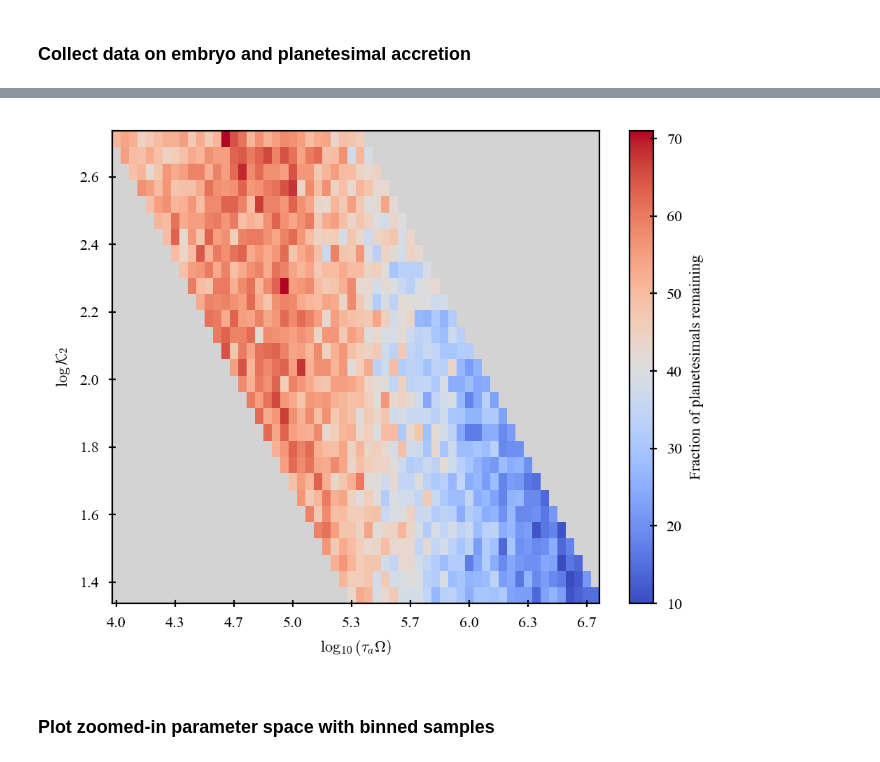
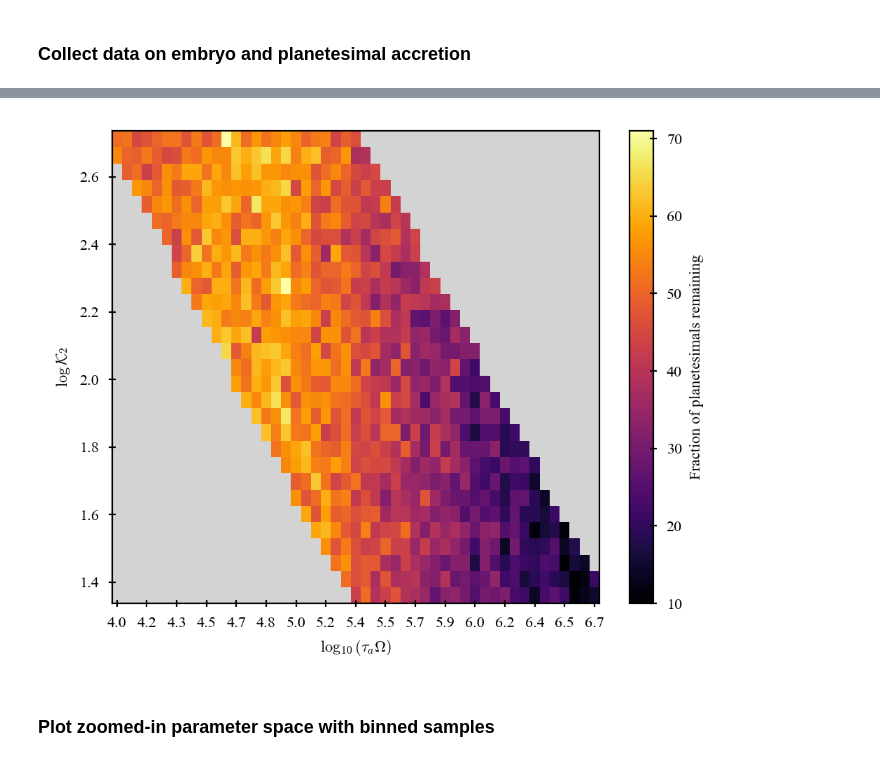
Before and after one commit to dchen10Git/uh-ifa-reu-2026, a Jupyter notebook: analyze_sims.ipynb, the cells around one changed output, grey strips where cells are left out. Cells and saved outputs as stored; diff of their text form; code cells hidden in the pictures.

```diff
--- a/analyze_sims.ipynb
+++ b/analyze_sims.ipynb
@@ -892,14 +777,16 @@ dataset_id = 7
 ptsml_outcomes = get_ptsml_outcomes(dataset_id=dataset_id, num_sims=870, snapshot=None)
 ptsml_outcomes.to_hdf(f"dfs/ptsml_outcomes{dataset_id}.h5", key="df", mode="w") # Save to disk
 # %%
+dataset_id = 7
+planet_outcomes = pd.read_hdf(f"dfs/planet_outcomes{dataset_id}.h5", key="df") # Load data
 ptsml_outcomes = pd.read_hdf("dfs/ptsml_outcomes7.h5", key="df") # Load data
 merged_outcomes = pd.merge(planet_outcomes, ptsml_outcomes, on=['sim_id'])
-plot_param_grid_map(merged_outcomes, "surv_rate (%)", "Fraction of planetesimals remaining", x_col='log_tau_Omega', y_col='log_K2', cmap='coolwarm', show_text=False, black_threshold=0)
+plot_param_grid_map(merged_outcomes, "surv_rate (%)", "Fraction of planetesimals remaining", x_col='log_tau_Omega', y_col='log_K2', nbins=50, cmap='inferno', show_text=False, black_threshold=0)
 # plot_param_grid_map(merged_outcomes, "ejec_rate (%)", "Fraction of planetesimals ejected (%)")
 # plot_param_grid_map(merged_outcomes, "ptsml a_median", "Median semi-major axis of surviving planetesimals", cmap='BuPu', black_threshold=0)
 # plot_param_grid_map(merged_outcomes, "ptsml e_median", "Median eccentricity of surviving planetesimals", cmap='BuPu', black_threshold=0)
 # %% [output]
-[figure, old version]
+[figure, new version]
 # %% [markdown]
 ### Plot zoomed-in parameter space with binned samples
 # %%
```
Also changed, not shown: parts of 18 cells of this notebook, 14 other files.
